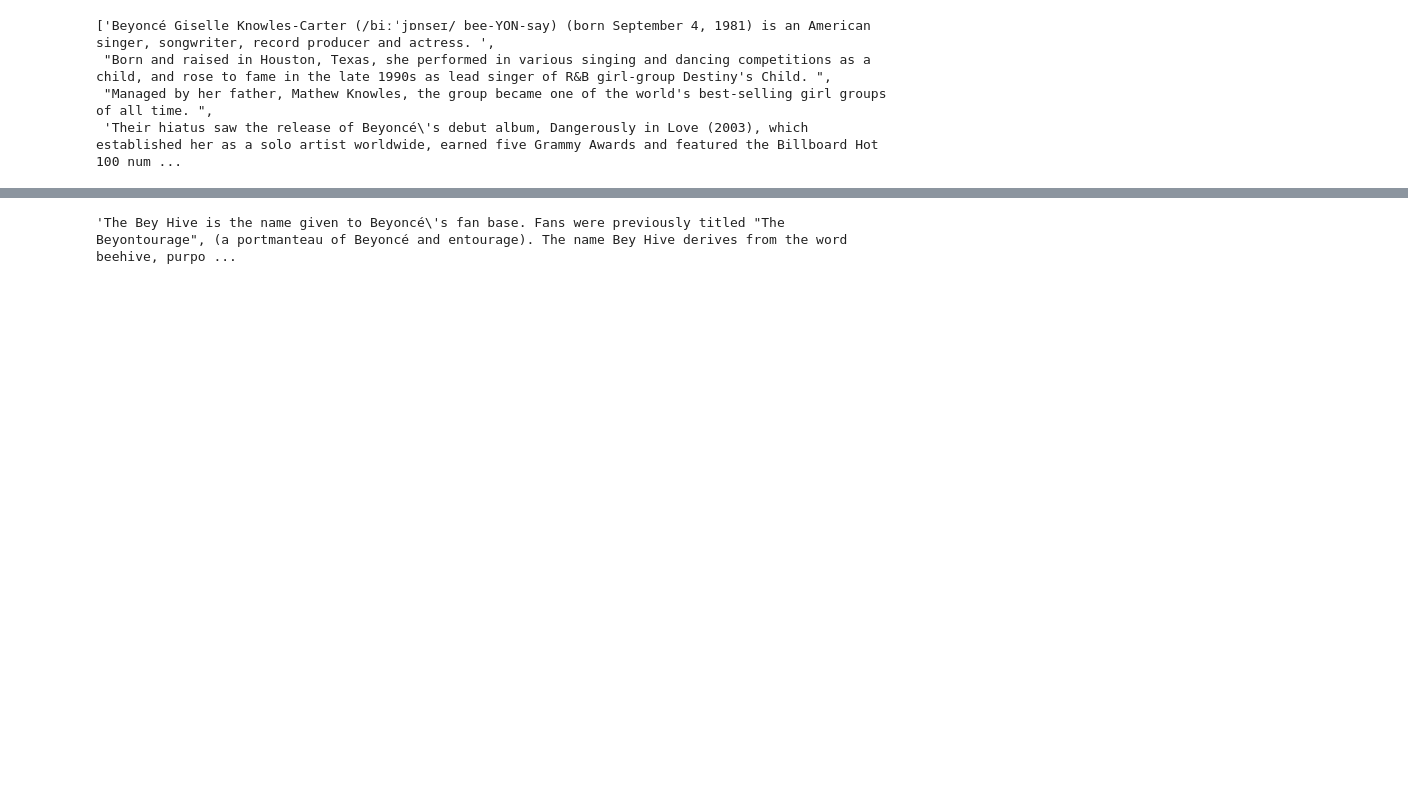
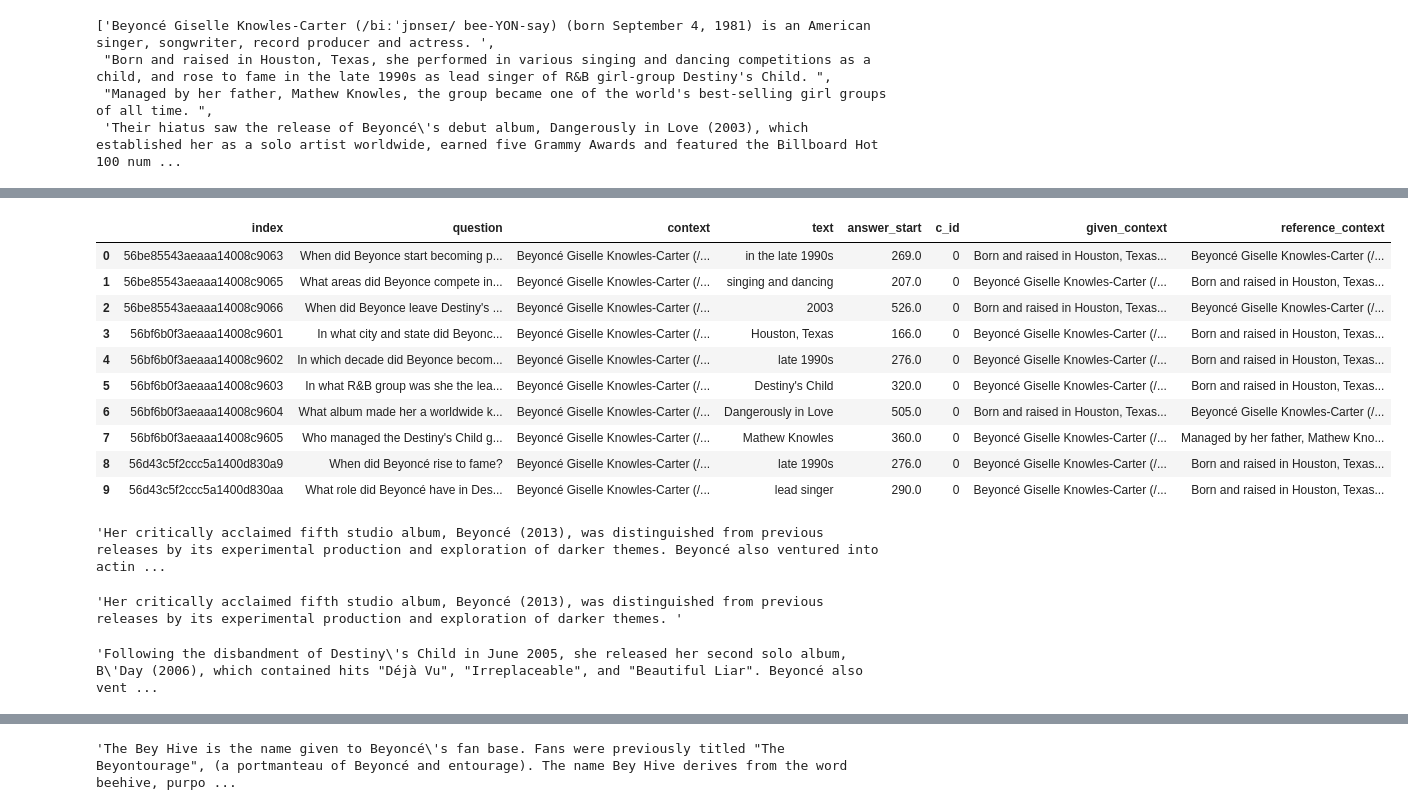
Before and after one commit to AutomatedQuestionGeneration/Progress-Tracker, a Jupyter notebook: TopicModel_Extract_Reference.ipynb, the cells around one changed output, grey strips where cells are left out. Cells and saved outputs as stored; diff of their text form; code cells hidden in the pictures; blank space fills up the shorter version.

```diff
--- a/TopicModel_Extract_Reference.ipynb
+++ b/TopicModel_Extract_Reference.ipynb
@@ -290,0 +709,14 @@ temp["reference_context"] = temp["reference_context"]
+# %%
+temp.head(10)
+# %% [output]
+|  | index | question | context | text | answer_start | c_id | given_context | reference_context |
+| 0 | 56be85543aeaaa14008c9063 | When did Beyonce start becoming p... | Beyoncé Giselle Knowles-Carter (/... | in the late 1990s | 269.0 | 0 | Born and raised in Houston, Texas... | Beyoncé Giselle Knowles-Carter (/... |
+| 1 | 56be85543aeaaa14008c9065 | What areas did Beyonce compete in... | Beyoncé Giselle Knowles-Carter (/... | singing and dancing | 207.0 | 0 | Beyoncé Giselle Knowles-Carter (/... | Born and raised in Houston, Texas... |
+| 2 | 56be85543aeaaa14008c9066 | When did Beyonce leave Destiny's ... | Beyoncé Giselle Knowles-Carter (/... | 2003 | 526.0 | 0 | Born and raised in Houston, Texas... | Beyoncé Giselle Knowles-Carter (/... |
+| 3 | 56bf6b0f3aeaaa14008c9601 | In what city and state did Beyonc... | Beyoncé Giselle Knowles-Carter (/... | Houston, Texas | 166.0 | 0 | Beyoncé Giselle Knowles-Carter (/... | Born and raised in Houston, Texas... |
+| 4 | 56bf6b0f3aeaaa14008c9602 | In which decade did Beyonce becom... | Beyoncé Giselle Knowles-Carter (/... | late 1990s | 276.0 | 0 | Beyoncé Giselle Knowles-Carter (/... | Born and raised in Houston, Texas... |
+| 5 | 56bf6b0f3aeaaa14008c9603 | In what R&B group was she the lea... | Beyoncé Giselle Knowles-Carter (/... | Destiny's Child | 320.0 | 0 | Beyoncé Giselle Knowles-Carter (/... | Born and raised in Houston, Texas... |
+| 6 | 56bf6b0f3aeaaa14008c9604 | What album made her a worldwide k... | Beyoncé Giselle Knowles-Carter (/... | Dangerously in Love | 505.0 | 0 | Born and raised in Houston, Texas... | Beyoncé Giselle Knowles-Carter (/... |
+| 7 | 56bf6b0f3aeaaa14008c9605 | Who managed the Destiny's Child g... | Beyoncé Giselle Knowles-Carter (/... | Mathew Knowles | 360.0 | 0 | Beyoncé Giselle Knowles-Carter (/... | Managed by her father, Mathew Kno... |
+| 8 | 56d43c5f2ccc5a1400d830a9 | When did Beyoncé rise to fame? | Beyoncé Giselle Knowles-Carter (/... | late 1990s | 276.0 | 0 | Beyoncé Giselle Knowles-Carter (/... | Born and raised in Houston, Texas... |
+| 9 | 56d43c5f2ccc5a1400d830aa | What role did Beyoncé have in Des... | Beyoncé Giselle Knowles-Carter (/... | lead singer | 290.0 | 0 | Beyoncé Giselle Knowles-Carter (/... | Born and raised in Houston, Texas... |
@@ -290,0 +725,12 @@ temp["reference_context"] = temp["reference_context"]
+# %%
+g
+# %% [output]
+'Her critically acclaimed fifth studio album, Beyoncé (2013), was distinguished from previous releases by its experimental production and exploration of darker themes. Beyoncé also ventured into actin ...
+# %%
+r
+# %% [output]
+'Her critically acclaimed fifth studio album, Beyoncé (2013), was distinguished from previous releases by its experimental production and exploration of darker themes. '
+# %%
+temp.iloc[25,2]
+# %% [output]
+'Following the disbandment of Destiny\'s Child in June 2005, she released her second solo album, B\'Day (2006), which contained hits "Déjà Vu", "Irreplaceable", and "Beautiful Liar". Beyoncé also vent ...
```
Also changed, not shown: parts of 49 cells of this notebook.
